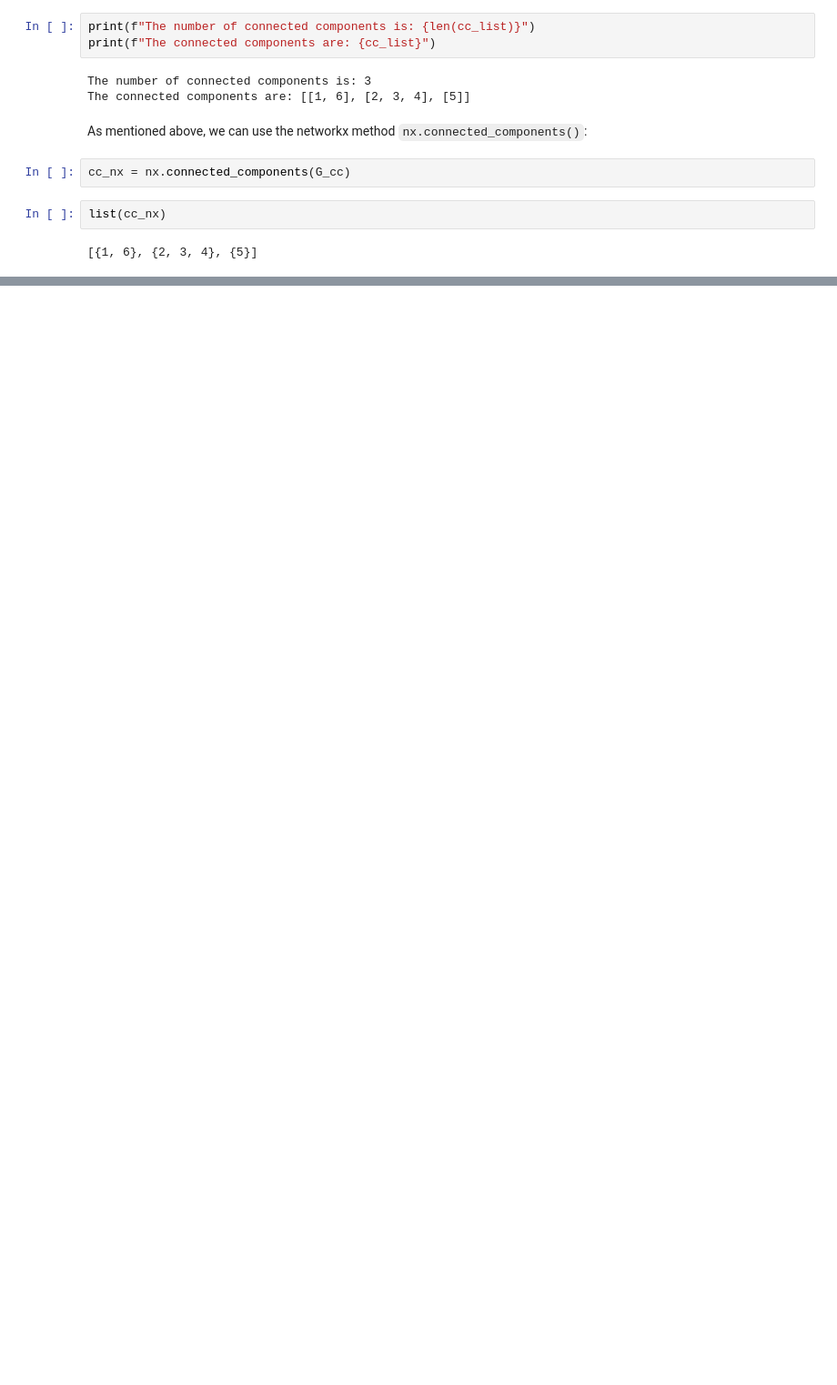
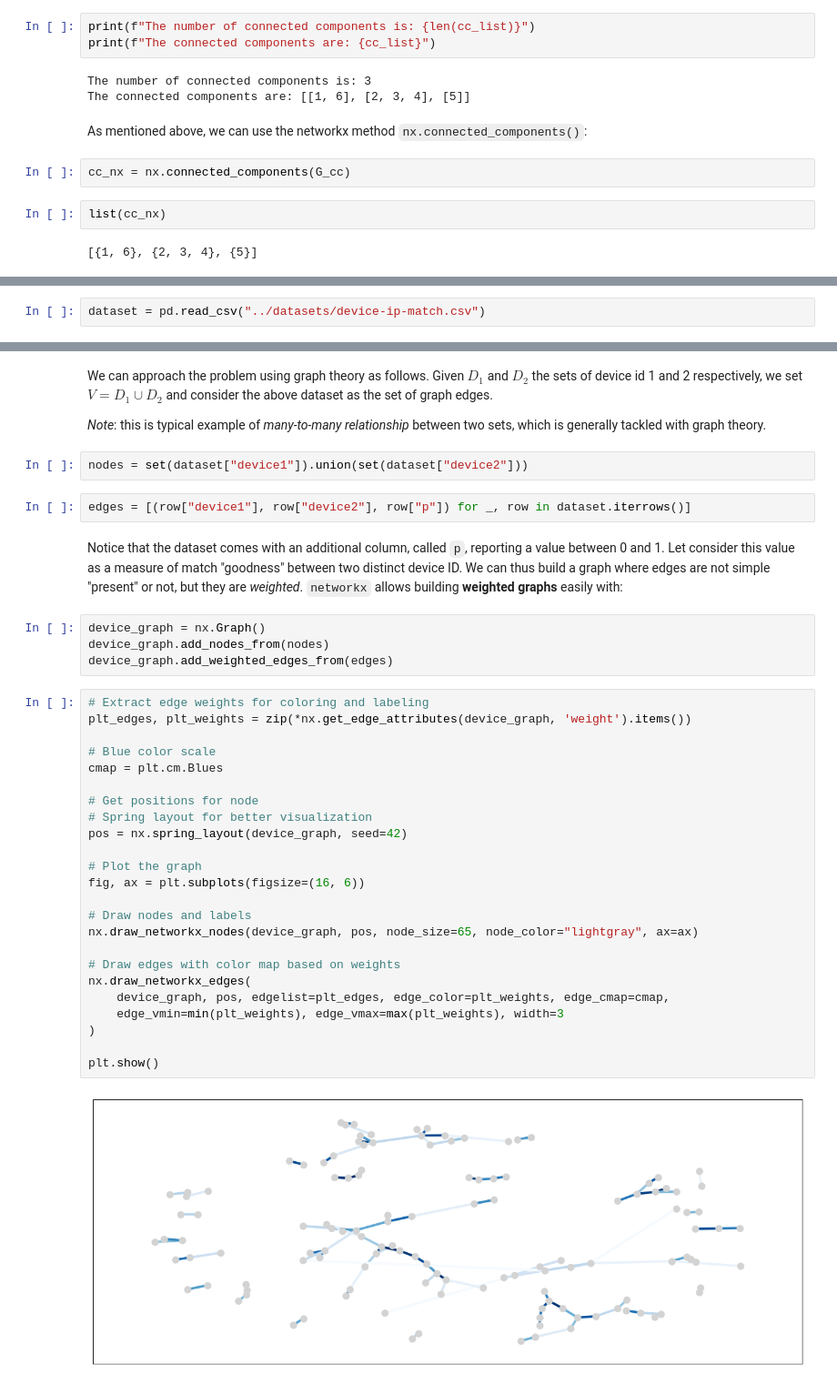
Before and after one commit to mirko-leccese/The-Machine-Learning-Project, a Jupyter notebook: graphs/graph-theory-networkx-1.ipynb, the cells around one changed output, grey strips where cells are left out. Shown: that part at 91% size. Saved outputs shown, nothing was run; the diff lists cells and outputs as text; blank space fills up the shorter version.

Commit message:
feat: add example of cc

```diff
--- a/graphs/graph-theory-networkx-1.ipynb
+++ b/graphs/graph-theory-networkx-1.ipynb
@@ -974,0 +983,2 @@ list(cc_nx)
+# %%
+dataset = pd.read_csv("../datasets/device-ip-match.csv")
@@ -974,0 +1001,40 @@ list(cc_nx)
+# %% [markdown]
+We can approach the problem using graph theory as follows. Given $D_1$ and $D_2$ the sets of device id 1 and 2 respectively, we set $V=D_1 \cup D_2$ and consider the above dataset as the set of graph edges.
+
+*Note*: this is typical example of *many-to-many relationship* between two sets, which is generally tackled with graph theory.
+# %%
+nodes = set(dataset["device1"]).union(set(dataset["device2"]))
+# %%
+edges = [(row["device1"], row["device2"], row["p"]) for _, row in dataset.iterrows()]
+# %% [markdown]
+Notice that the dataset comes with an additional column, called `p`, reporting a value between 0 and 1. Let consider this value as a measure of match "goodness" between two distinct device ID. We can thus build a graph where edges are not simple "present" or not, but they are *weighted*. `networkx` allows building **weighted graphs** easily with:
+# %%
+device_graph = nx.Graph()
+device_graph.add_nodes_from(nodes)
+device_graph.add_weighted_edges_from(edges)
+# %%
+# Extract edge weights for coloring and labeling
+plt_edges, plt_weights = zip(*nx.get_edge_attributes(device_graph, 'weight').items())
+
+# Blue color scale
+cmap = plt.cm.Blues
+
+# Get positions for node
+# Spring layout for better visualization
+pos = nx.spring_layout(device_graph, seed=42)
+
+# Plot the graph
+fig, ax = plt.subplots(figsize=(16, 6))
+
+# Draw nodes and labels
+nx.draw_networkx_nodes(device_graph, pos, node_size=65, node_color="lightgray", ax=ax)
+
+# Draw edges with color map based on weights
+nx.draw_networkx_edges(
+    device_graph, pos, edgelist=plt_edges, edge_color=plt_weights, edge_cmap=cmap,
+    edge_vmin=min(plt_weights), edge_vmax=max(plt_weights), width=3
+)
+
+plt.show()
+# %% [output]
+[figure, added]
```
Also changed, not shown: parts of 34 cells of this notebook, 1 other file.
